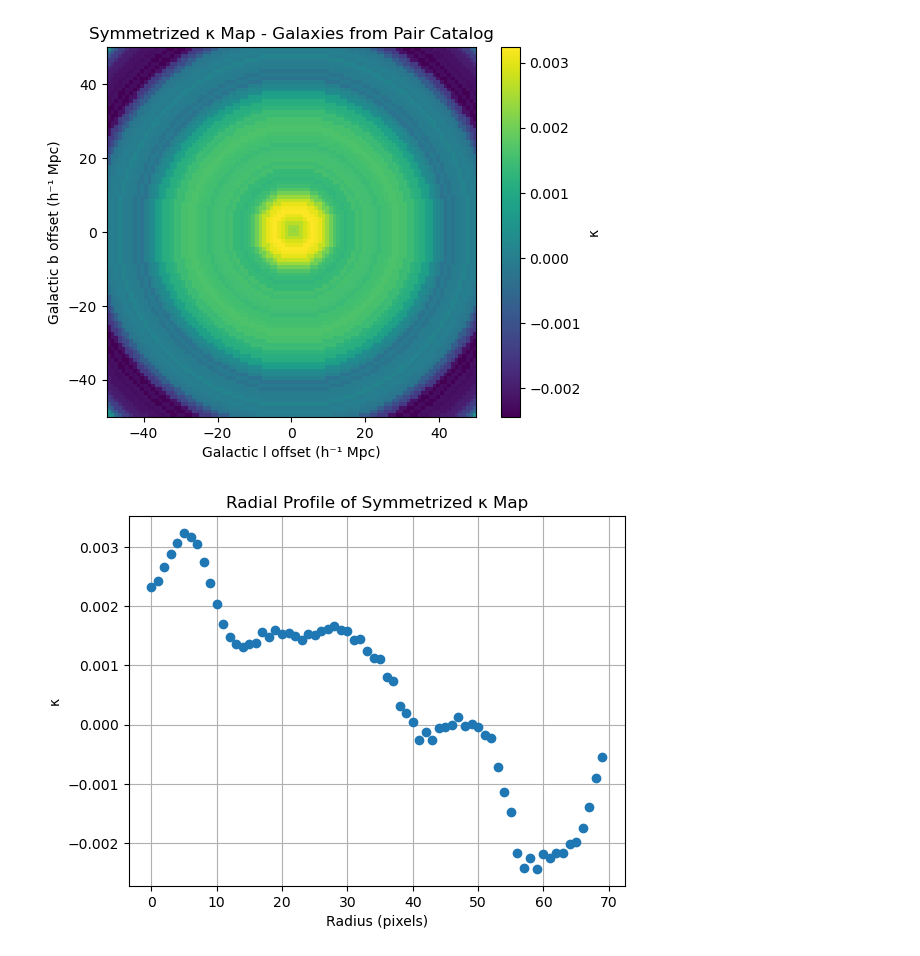
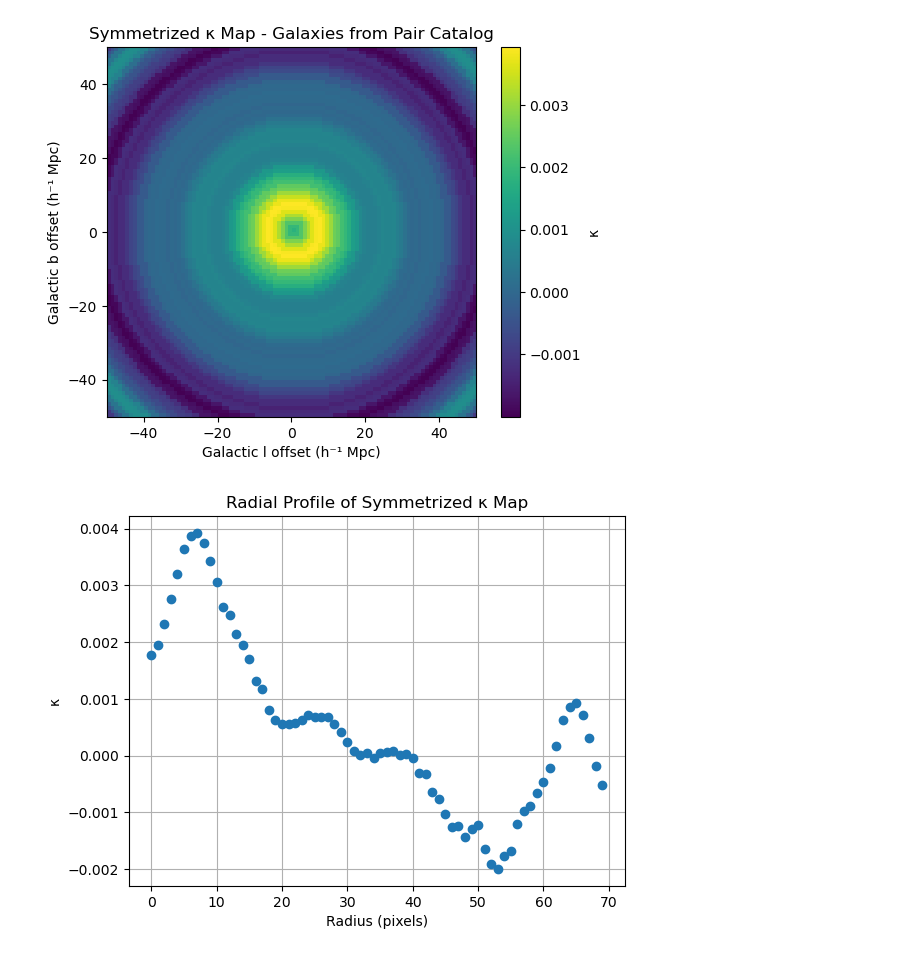
Before and after one commit to carolinewu327/astrophysics, a Jupyter notebook: stackedpairmap.ipynb, the cells around one changed output. Saved outputs shown, nothing was run; the diff lists cells and outputs as text; code cells hidden in the pictures.

```diff
--- a/stackedpairmap.ipynb
+++ b/stackedpairmap.ipynb
@@ -39,8 +39,8 @@ mask = hp.read_map(mask_file)
 pairs = pd.read_csv('data/galaxy_pairs_catalog.csv')
 
 # Extract singular galaxies (concatenate both sides of pairs)
-l_all = np.deg2rad(np.concatenate([pairs['l1'], pairs['l2']]))
-b_all = np.deg2rad(np.concatenate([pairs['b1'], pairs['b2']]))
+l_all = np.concatenate([pairs['l1'], pairs['l2']]) # degrees
+b_all = np.concatenate([pairs['b1'], pairs['b2']]) # degrees
 z_all = np.concatenate([pairs['z1'], pairs['z2']])
 D_all = cosmo.comoving_distance(z_all).value  # Mpc/h
 
@@ -61,8 +61,8 @@ def stack_kappa(l_arr, b_arr, D_arr, weights):
         dl = (off_x / D) * (180 / np.pi) / np.clip(cosb, 1e-6, None)
         db = (off_y / D) * (180 / np.pi)
 
-        l_grid = np.rad2deg(l) + dl
-        b_grid = np.rad2deg(b) + db
+        l_grid = l + dl
+        b_grid = b + db
 
         theta = np.radians(90 - b_grid)
         phi = np.radians(l_grid)
@@ -99,32 +99,32 @@ def radial_profile(arr, title, zoom=70):
     flat = arr.ravel()
     N = np.bincount(r.ravel())
     S = np.bincount(r.ravel(), weights=flat)
     prof = S / N
     rvals = np.arange(len(prof))[:zoom]
     plt.errorbar(rvals, prof[:zoom], fmt='o', capsize=3)
     plt.title(title)
     plt.xlabel("Radius (pixels)")
     plt.ylabel("κ")
     plt.grid(True)
     plt.show()
     return prof
 
 # --- Run stacking ---
 kappa_stack = stack_kappa(l_all, b_all, D_all, weights)
 kappa_smooth = gaussian_filter(kappa_stack, sigma=2)  # 8' smoothing
 
 # --- Plot symmetrized map ---
 kappa_sym = symmetrize_map(kappa_smooth)
 
 plt.imshow(kappa_sym, origin='lower', extent=extent, cmap='viridis')
 plt.colorbar(label='κ')
 plt.xlabel("Galactic l offset (h⁻¹ Mpc)")
 plt.ylabel("Galactic b offset (h⁻¹ Mpc)")
 plt.title("Symmetrized κ Map - Galaxies from Pair Catalog")
 plt.show()
 
 # --- Plot radial profile ---
 radial_profile(kappa_sym, "Radial Profile of Symmetrized κ Map")
 # %% [output]
-[figure, old version]
+[figure, new version]
-[figure, old version]
+[figure, new version]
```
Also changed, not shown: parts of 2 cells of this notebook.
